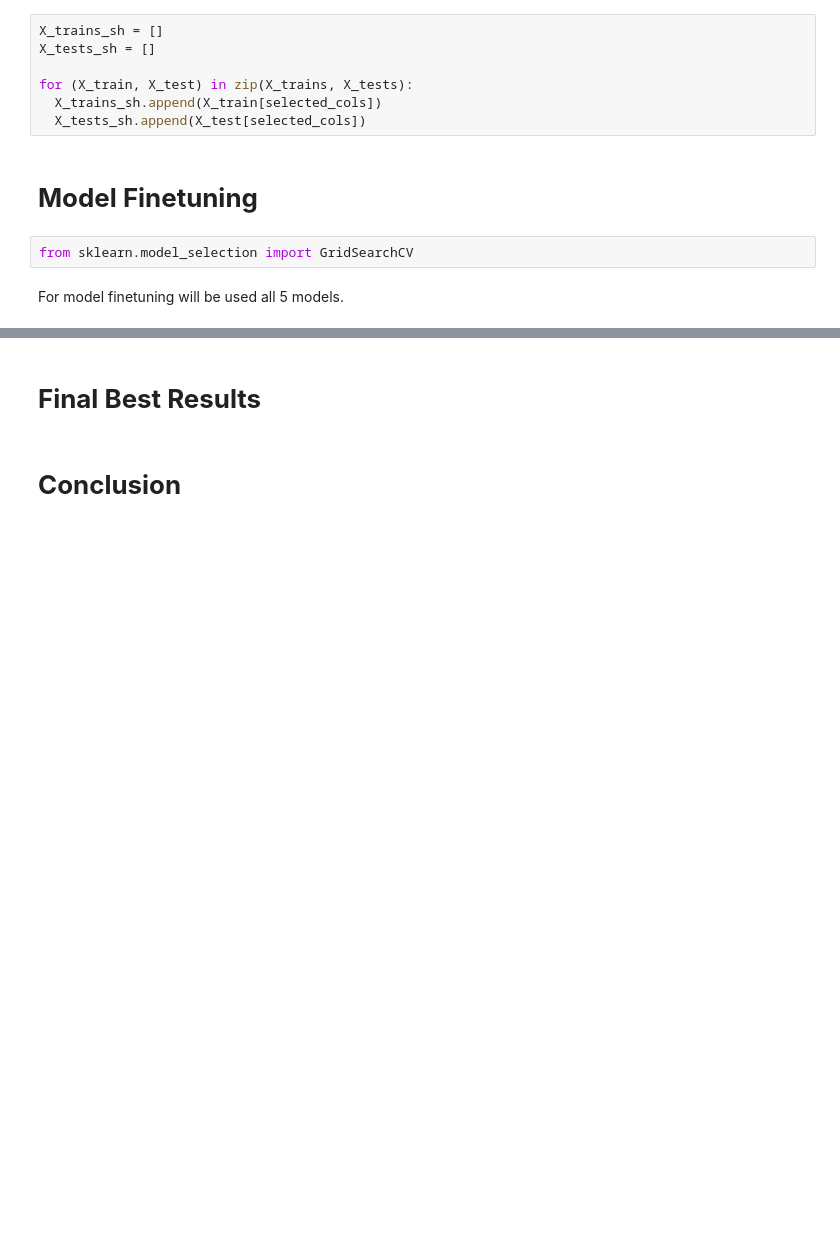
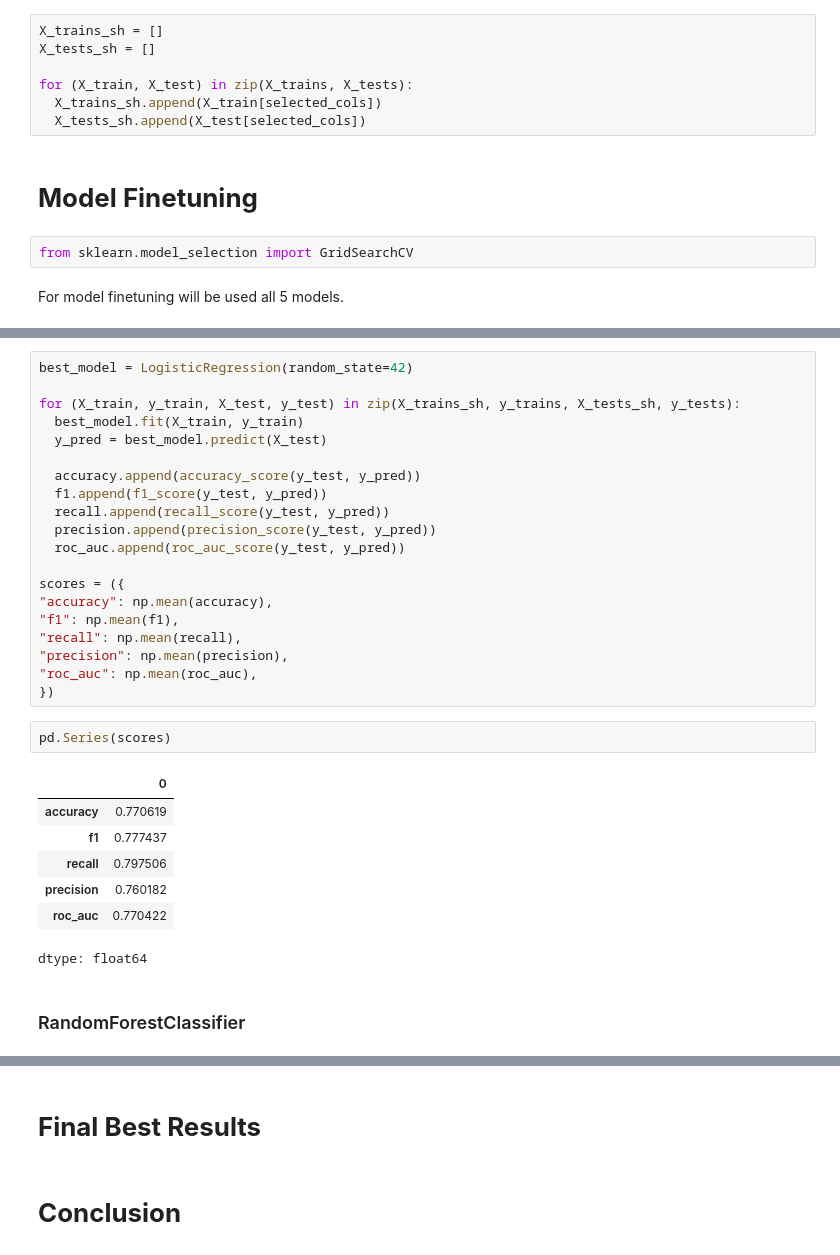
Before and after one commit to Alisizationed/sigmoid_homeworks, a Jupyter notebook: ex_prep_1/Sigmoid_Exam_Prep_1.ipynb, the cells around one changed output, grey strips where cells are left out. Saved outputs shown, nothing was run; the diff lists cells and outputs as text; blank space fills up the shorter version.

Commit message:
chore: model finetunning"

```diff
--- a/ex_prep_1/Sigmoid_Exam_Prep_1.ipynb
+++ b/ex_prep_1/Sigmoid_Exam_Prep_1.ipynb
@@ -1001,0 +1016,32 @@ for model in models:
+# %%
+best_model = LogisticRegression(random_state=42)
+
+for (X_train, y_train, X_test, y_test) in zip(X_trains_sh, y_trains, X_tests_sh, y_tests):
+  best_model.fit(X_train, y_train)
+  y_pred = best_model.predict(X_test)
+
+  accuracy.append(accuracy_score(y_test, y_pred))
+  f1.append(f1_score(y_test, y_pred))
+  recall.append(recall_score(y_test, y_pred))
+  precision.append(precision_score(y_test, y_pred))
+  roc_auc.append(roc_auc_score(y_test, y_pred))
+
+scores = ({
+"accuracy": np.mean(accuracy),
+"f1": np.mean(f1),
+"recall": np.mean(recall),
+"precision": np.mean(precision),
+"roc_auc": np.mean(roc_auc),
+})
+# %%
+pd.Series(scores)
+# %% [output]
+|  | 0 |
+| accuracy | 0.770619 |
+| f1 | 0.777437 |
+| recall | 0.797506 |
+| precision | 0.760182 |
+| roc_auc | 0.770422 |
+dtype: float64
+# %% [markdown]
+### RandomForestClassifier
```
Also changed, not shown: parts of 39 cells of this notebook.
